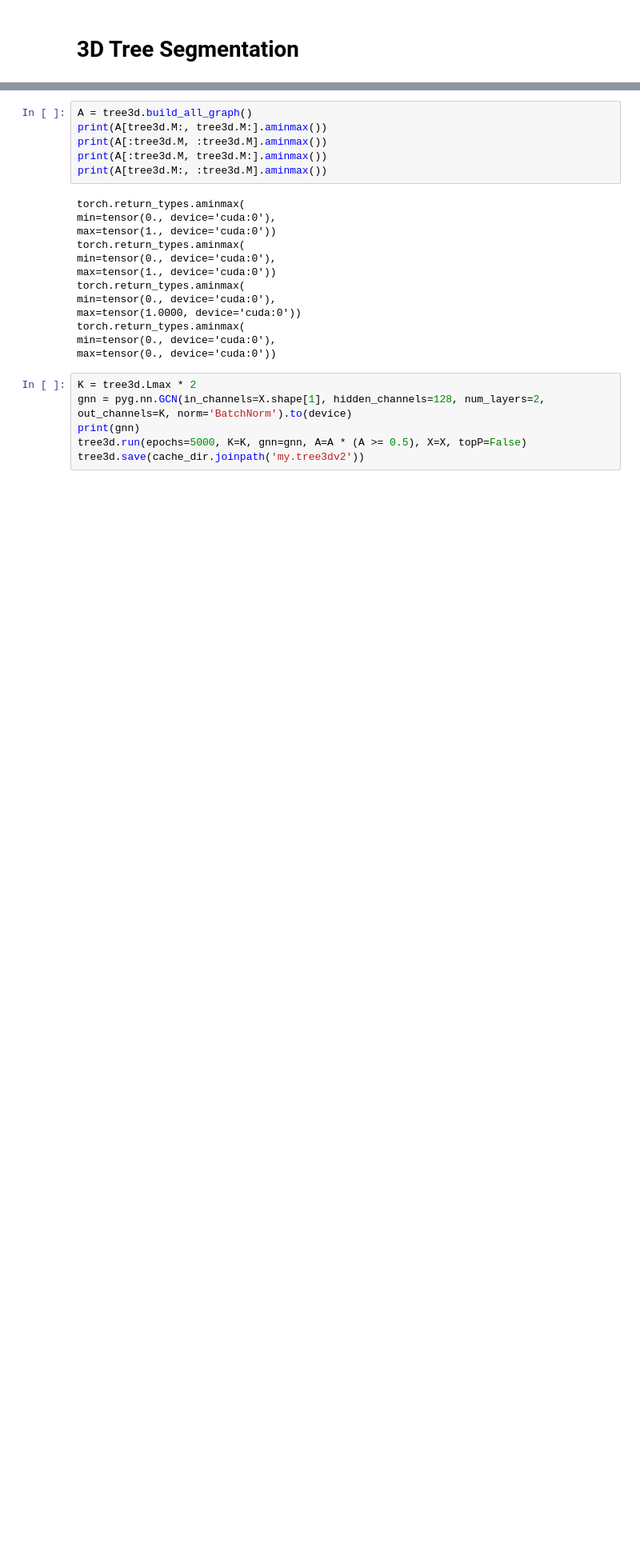
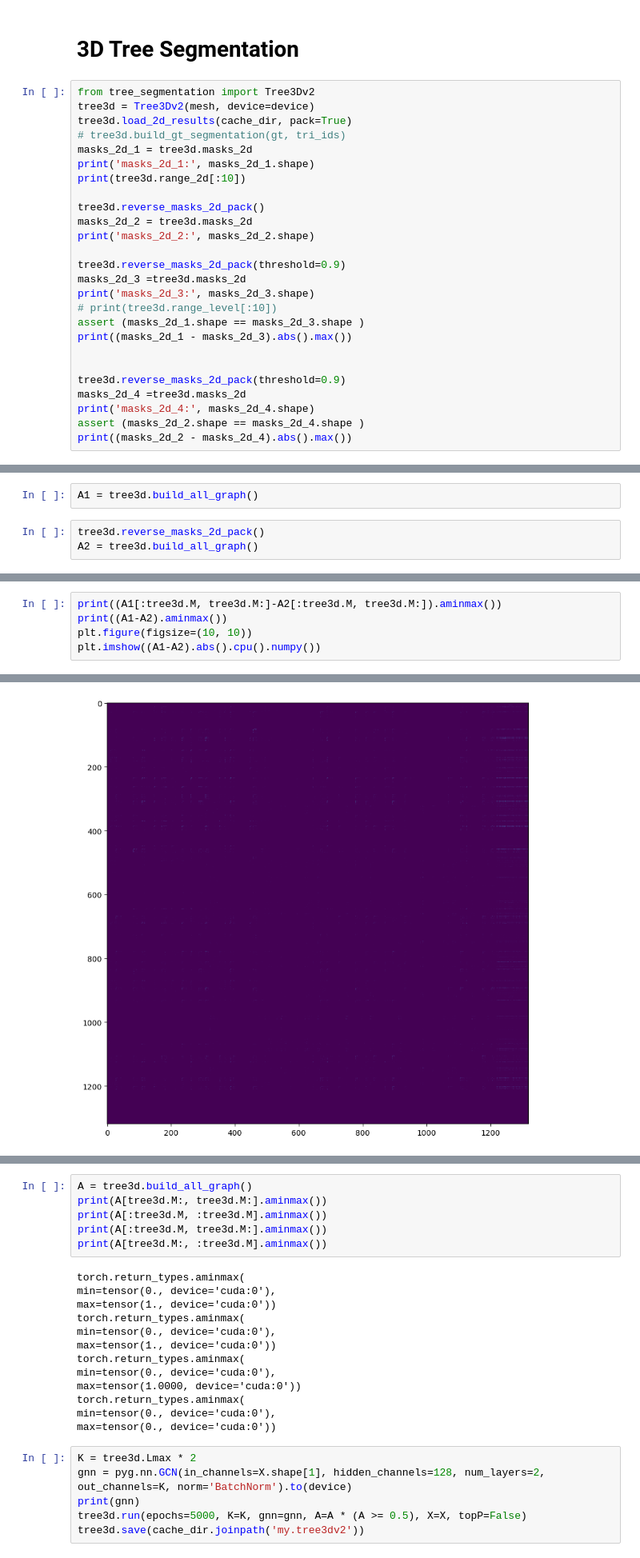
Before and after one commit to dnvtmf/OTS, a Jupyter notebook: notebooks/PartNet.ipynb, the cells around one changed output, grey strips where cells are left out. Shown at 80% size. Cells and saved outputs as stored; diff of their text form; blank space fills up the shorter version.

```diff
--- a/notebooks/PartNet.ipynb
+++ b/notebooks/PartNet.ipynb
@@ -310,2 +350,28 @@ True
 # %% [markdown]
 # 3D Tree Segmentation
+# %%
+from tree_segmentation import Tree3Dv2
+tree3d = Tree3Dv2(mesh, device=device)
+tree3d.load_2d_results(cache_dir, pack=True)
+# tree3d.build_gt_segmentation(gt, tri_ids)
+masks_2d_1 = tree3d.masks_2d
+print('masks_2d_1:', masks_2d_1.shape)
+print(tree3d.range_2d[:10])
+
+tree3d.reverse_masks_2d_pack()
+masks_2d_2 = tree3d.masks_2d
+print('masks_2d_2:', masks_2d_2.shape)
+
+tree3d.reverse_masks_2d_pack(threshold=0.9)
+masks_2d_3 =tree3d.masks_2d
+print('masks_2d_3:', masks_2d_3.shape)
+# print(tree3d.range_level[:10])
+assert (masks_2d_1.shape == masks_2d_3.shape )
+print((masks_2d_1 - masks_2d_3).abs().max())
+
+
+tree3d.reverse_masks_2d_pack(threshold=0.9)
+masks_2d_4 =tree3d.masks_2d
+print('masks_2d_4:', masks_2d_4.shape)
+assert (masks_2d_2.shape == masks_2d_4.shape )
+print((masks_2d_2 - masks_2d_4).abs().max())
@@ -311,0 +401,5 @@ True
+# %%
+A1 = tree3d.build_all_graph()
+# %%
+tree3d.reverse_masks_2d_pack()
+A2 = tree3d.build_all_graph()
@@ -311,0 +425,6 @@ True
+# %%
+print((A1[:tree3d.M, tree3d.M:]-A2[:tree3d.M, tree3d.M:]).aminmax())
+print((A1-A2).aminmax())
+plt.figure(figsize=(10, 10))
+plt.imshow((A1-A2).abs().cpu().numpy())
+# %% [output]
@@ -312,3 +438,4 @@ True
+[figure, added]
 # %%
 from tree_segmentation import Tree3Dv2
 
```
Also changed, not shown: parts of 14 cells of this notebook, 12 other files.
